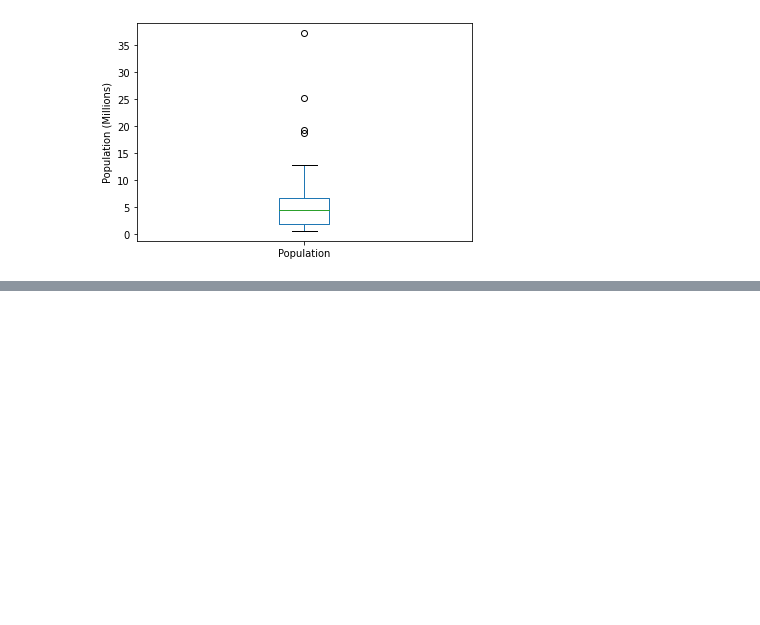
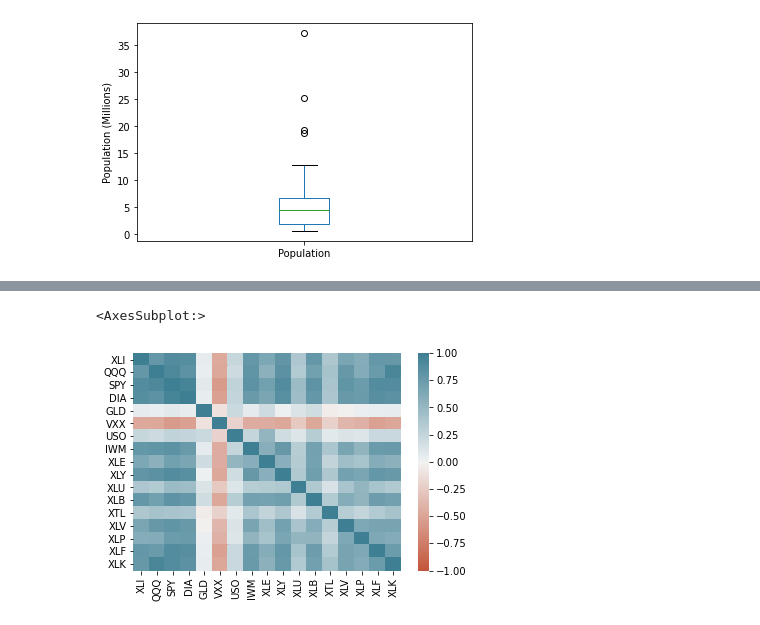
Before and after one commit to mrutyunjay17/Hands-On-Machine-Learning, a Jupyter notebook: other_books/practical_stats_for_ds/1_exploratory_data_analysis.ipynb, the cells around one changed output, grey strips where cells are left out. Saved outputs shown, nothing was run; the diff lists cells and outputs as text; code cells hidden in the pictures; blank space fills up the shorter version.

```diff
--- a/other_books/practical_stats_for_ds/1_exploratory_data_analysis.ipynb
+++ b/other_books/practical_stats_for_ds/1_exploratory_data_analysis.ipynb
@@ -53,0 +132,12 @@ Text(0, 0.5, 'Population (Millions)')
+# %%
+sp500_sym = pd.read_csv("https://raw.githubusercontent.com/gedeck/practical-statistics-for-data-scientists/master/data/sp500_sectors.csv")
+sp500_px = pd.read_csv("https://github.com/gedeck/practical-statistics-for-data-scientists/raw/master/data/sp500_data.csv.gz", compression="gzip", index_col=0)
+# %%
+symbols = sp500_sym.loc[sp500_sym['sector'] == 'etf']['symbol']
+
+etfs = sp500_px.loc[sp500_px.index >= '2012-07-01', symbols]
+sns.heatmap(etfs.corr(), vmin=-1, vmax=1,
+           cmap=sns.diverging_palette(20, 220, as_cmap=True))
+# %% [output]
+<AxesSubplot:>
+[figure, added]
```
Also changed, not shown: parts of 33 cells of this notebook.
